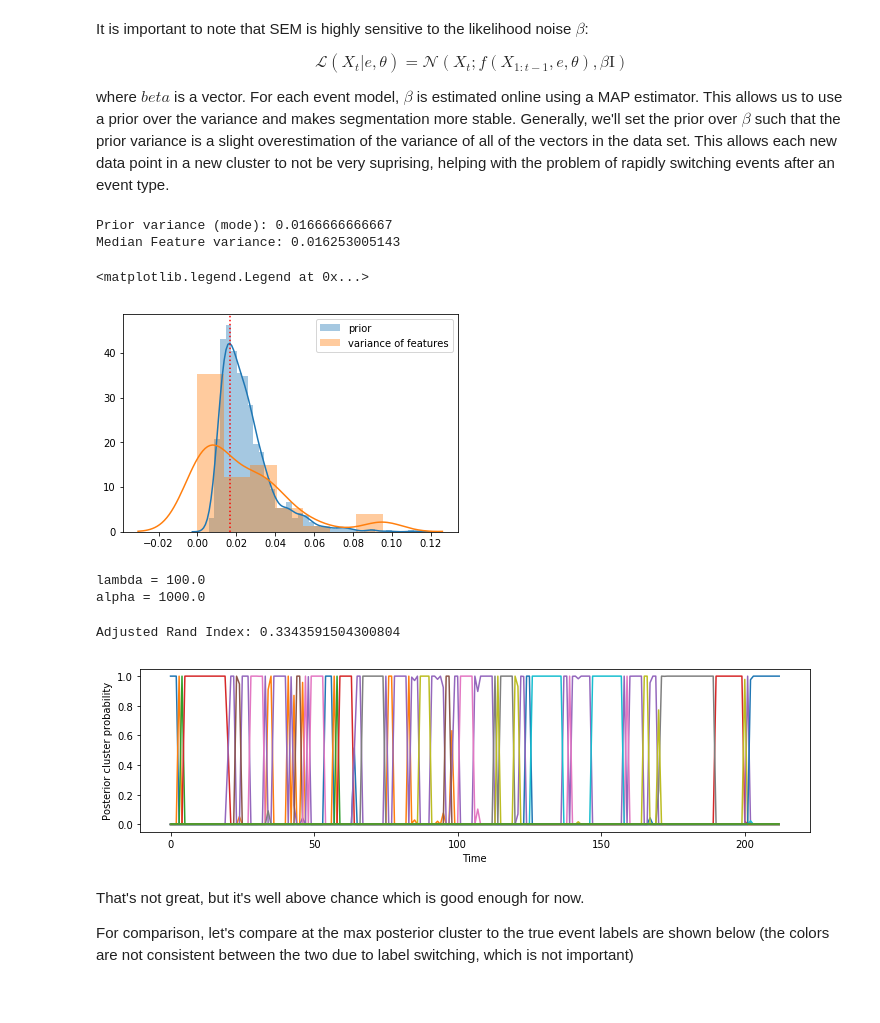
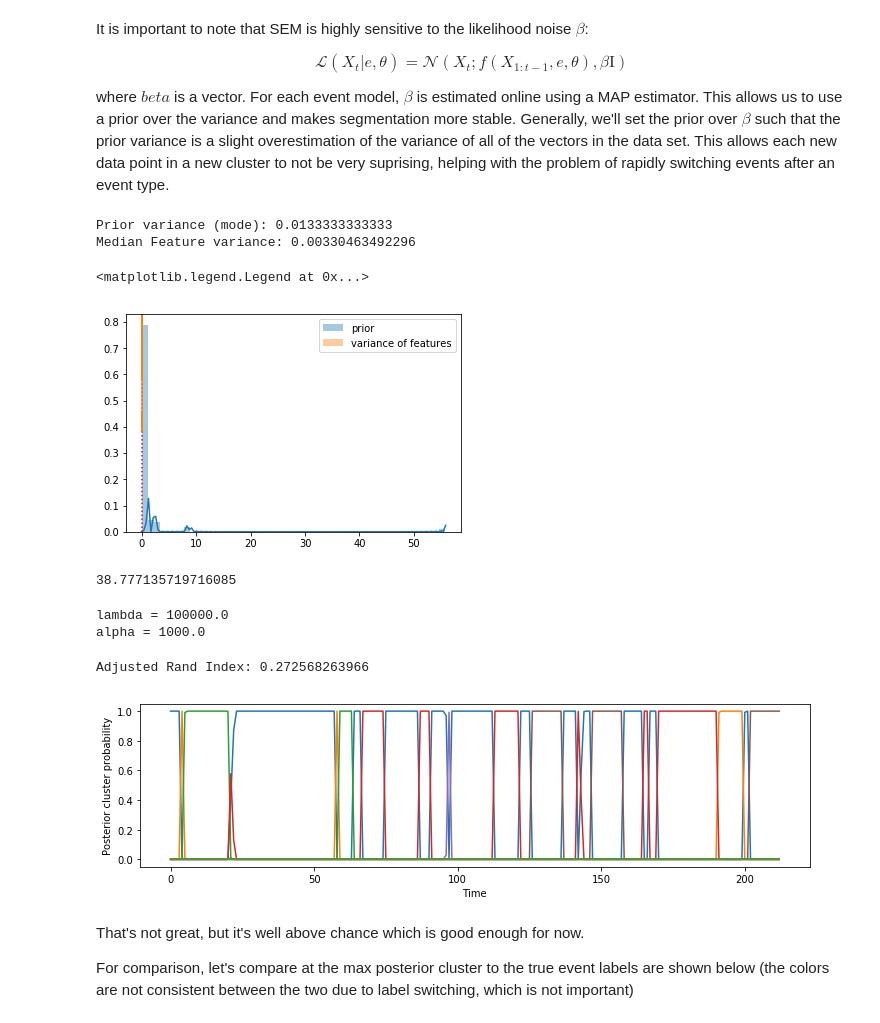
Before and after one commit to nicktfranklin/SEM_paper_simulations, a Jupyter notebook: Demo - Motion Capture Data.ipynb, the cells around one changed output. Saved outputs shown, nothing was run; the diff lists cells and outputs as text; code cells hidden in the pictures.

```diff
--- a/Demo - Motion Capture Data.ipynb
+++ b/Demo - Motion Capture Data.ipynb
@@ -112,37 +115,46 @@ $$\mathcal{L}(X_t|e, \theta) = \mathcal{N}\left(X_t; f(X_{1:t-1}, e, \theta), \b
 
 where $beta$ is a vector. For each event model, $\beta$ is estimated online using a MAP estimator. This allows us to use a prior over the variance and makes segmentation more stable. Generally, we'll set the prior over $\beta$ such that the prior variance is a slight overestimation of the variance of all of the vectors in the data set. This allows each new data point in a new cluster to not be very suprising, helping with the problem of rapidly switching events after an event type.
 # %%
-from models import SEM, GRUEvent
-scale0 = 5.0
-df0 = 0.4
+from models import SEM, GRUEvent_normed
+
 
 import pandas as pd
 from scipy.stats import chi2
 
 # plot the prior of the variance vs an empirical estimate
-df0 = 10
-scale0 = 0.02
+df0 = 1
+scale0 = 0.04
 
 from sklearn.preprocessing import scale
 
-sns.distplot(pd.Series([(df0*scale0)/chi2.rvs(df0) for _ in range(1000)]), label='prior')
+sns.distplot(pd.Series([(df0*scale0)/chi2.rvs(df0) for _ in range(100)]), label='prior')
 
 mode = df0 * scale0 / (df0 + 2)
 print("Prior variance (mode): {}".format(mode))
 ylim = plt.gca().get_ylim()
 plt.plot([mode, mode], ylim, 'r:')
 plt.ylim(ylim)
 
 sns.distplot(np.var(X_train, axis=0), label='variance of features')
 print("Median Feature variance: {}".format(np.median(np.var(X_train, axis=0))))
 plt.legend()
 
 # X_list[-1]
 # %% [output]
-Prior variance (mode): 0.0166666666667
-Median Feature variance: 0.016253005143
+Prior variance (mode): 0.0133333333333
+Median Feature variance: 0.00330463492296
 <matplotlib.legend.Legend at 0x...>
-[figure, old version]
+[figure, new version]
+# %%
+# plt.legend()
+from scipy.stats import chi2, multivariate_normal
+
+
+f_prior = multivariate_normal.logpdf(np.mean(X_train, axis=0), mean=np.zeros(X_train.shape[1]),
+                                     cov=np.eye(X_train.shape[1]) * mode)
+f_prior
+# %% [output]
+38.777135719716085
 # %%
 import tensorflow as tf
 from sklearn.metrics import adjusted_rand_score
@@ -150,14 +162,14 @@ from sklearn.metrics import adjusted_rand_score
 # set the parameters for the models
 _, D = X_train.shape
 
-t_horizon = 2 # time horizon to consider
 
 
-lmda = 100.
+lmda = 10**5.
 alfa = 1000.0
 
-f_class=GRUEvent
-f_opts=dict(var_scale0=scale0, var_df0=df0, dropout=0.5)
+f_class=GRUEvent_normed
+f_opts=dict(var_scale0=scale0, var_df0=df0,n_epochs=10, t=10,
+            prior_log_prob=f_prior)
 
 
 Omega = {
@@ -185,10 +197,10 @@ plt.gca().set_xlabel('Time')
 plt.show()
 tf.Session().close()
 # %% [output]
-lambda = 100.0
+lambda = 100000.0
 alpha = 1000.0
-Adjusted Rand Index: 0.3343591504300804
+Adjusted Rand Index: 0.272568263966
-[figure, old version]
+[figure, new version]
 # %% [markdown]
 That's not great, but it's well above chance which is good enough for now.
 
```
Also changed, not shown: parts of 10 cells of this notebook, 19 other files.
